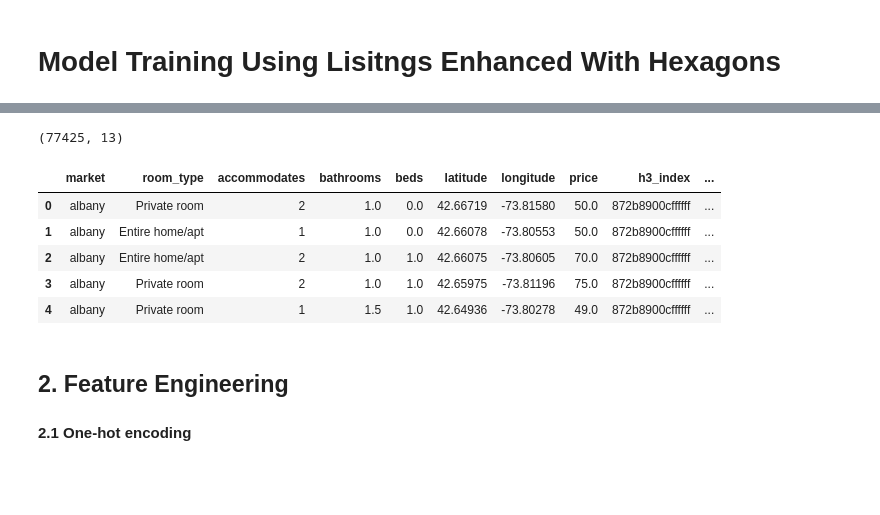
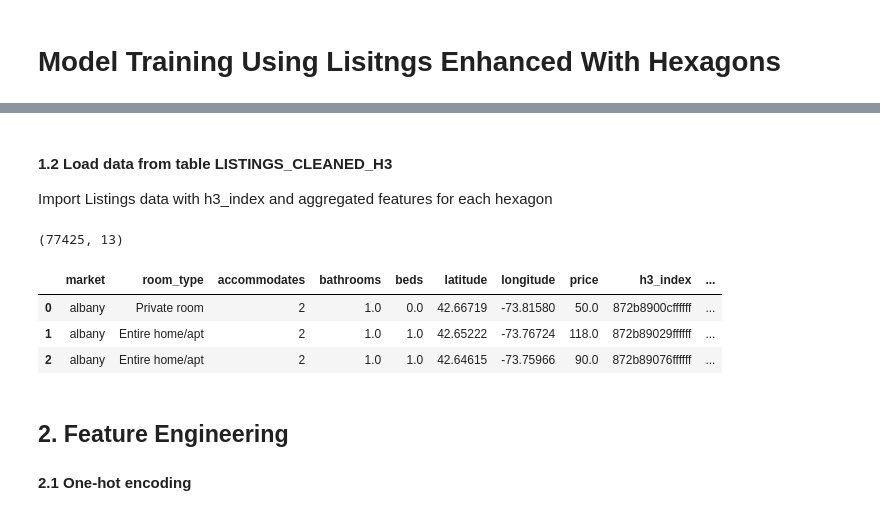
Before and after one commit to kobrinsam/airbnb-pricing-dashboard, a Jupyter notebook: Model/H3_Model_Development.ipynb, the cells around one changed output, grey strips where cells are left out. Cells and saved outputs as stored; diff of their text form; code cells hidden in the pictures; blank space fills up the shorter version.

```diff
--- a/Model/H3_Model_Development.ipynb
+++ b/Model/H3_Model_Development.ipynb
@@ -67,32 +37,0 @@ Connected to Snowflake successfully at 2024-08-07 22:0705
-# %%
-def get_data(sql_query, date_columns=None):
-    """
-    Executes a SQL query and returns the result as a pandas DataFrame.
-
-    Args:
-        sql_query (str): SQL query to execute.
-
-    Returns:
-        df_result: Resulting DataFrame from the SQL query.
-    """
-    try:
-        cursor = conn.cursor()
-
-        cursor.execute(sql_query)
-
-        # load data into dataframe
-        df_result = cursor.fetch_pandas_all()
-
-        # Convert column names to lowercase
-        df_result.columns = map(str.lower, df_result.columns)
-
-        # Parse specified date columns
-        if date_columns:
-            for col in date_columns:
-                df_result[col] = pd.to_datetime(df_result[col], errors='coerce')
-
-    finally:
-        if cursor is not None:
-            cursor.close()
-
-    return df_result
@@ -100,0 +38,2 @@ def get_data(sql_query, date_columns=None):
+# %%
+conn = connect_to_snowflake(schema_name='FEATURE_STORE')
@@ -101,18 +42,19 @@ def get_data(sql_query, date_columns=None):
+# %% [markdown]
+#### 1.2 Load data from table LISTINGS_CLEANED_H3
+Import Listings data with h3_index and aggregated features for each hexagon
 # %%
 sql_query = '''
 select * from listings_cleaned_h3
  '''
 
-df = get_data(sql_query)
+df = get_data(sql_query, conn)
 df.shape
 # %% [output]
 (77425, 13)
 # %%
-df.head()
+df.head(3)
 # %% [output]
 |  | market | room_type | accommodates | bathrooms | beds | latitude | longitude | price | h3_index | ... |
 | 0 | albany | Private room | 2 | 1.0 | 0.0 | 42.66719 | -73.81580 | 50.0 | 872b8900cffffff | ... |
-| 1 | albany | Entire home/apt | 1 | 1.0 | 0.0 | 42.66078 | -73.80553 | 50.0 | 872b8900cffffff | ... |
-| 2 | albany | Entire home/apt | 2 | 1.0 | 1.0 | 42.66075 | -73.80605 | 70.0 | 872b8900cffffff | ... |
-| 3 | albany | Private room | 2 | 1.0 | 1.0 | 42.65975 | -73.81196 | 75.0 | 872b8900cffffff | ... |
-| 4 | albany | Private room | 1 | 1.5 | 1.0 | 42.64936 | -73.80278 | 49.0 | 872b8900cffffff | ... |
+| 1 | albany | Entire home/apt | 2 | 1.0 | 1.0 | 42.65222 | -73.76724 | 118.0 | 872b89029ffffff | ... |
+| 2 | albany | Entire home/apt | 2 | 1.0 | 1.0 | 42.64615 | -73.75966 | 90.0 | 872b89076ffffff | ... |
```
Also changed, not shown: parts of 11 cells of this notebook, 1 other file.
